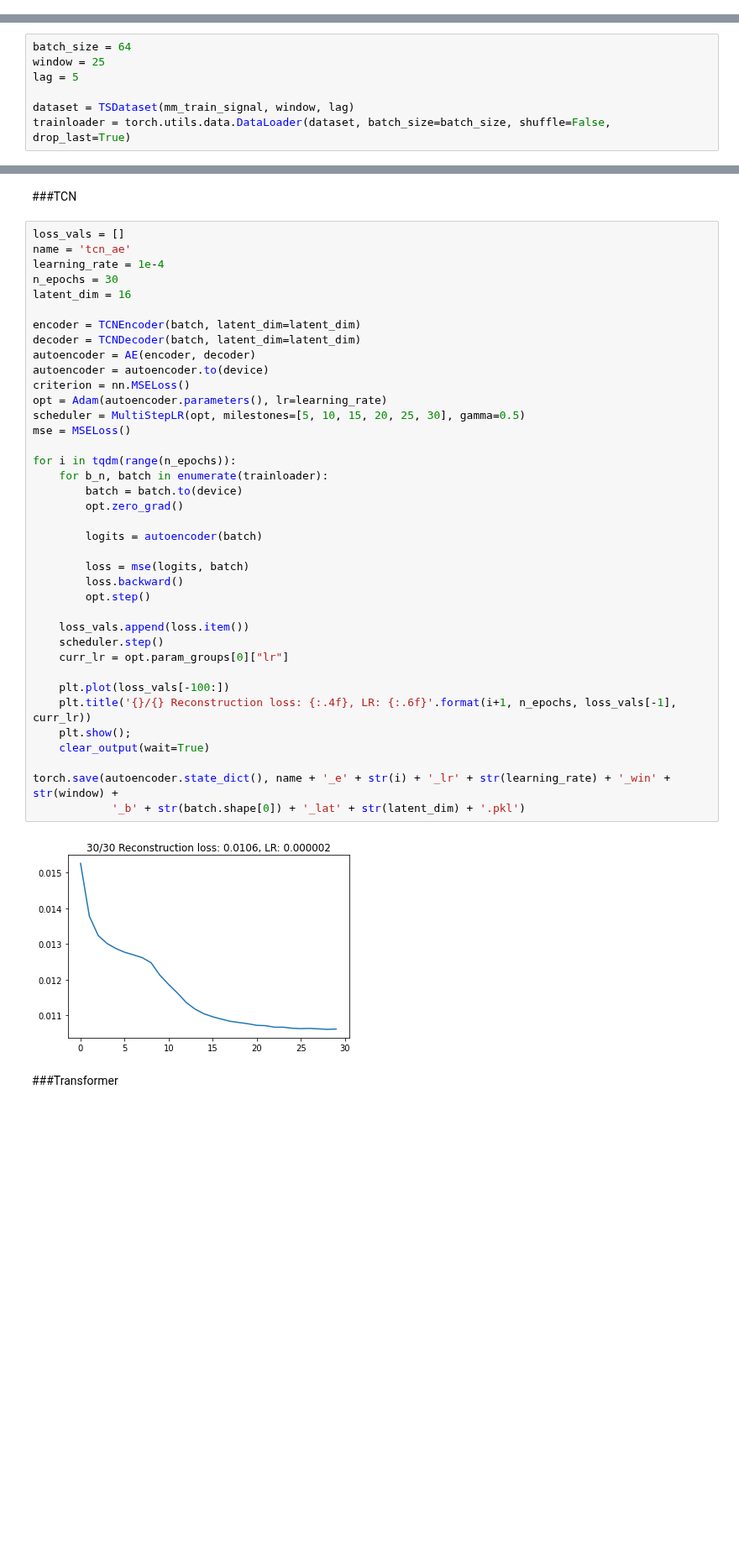
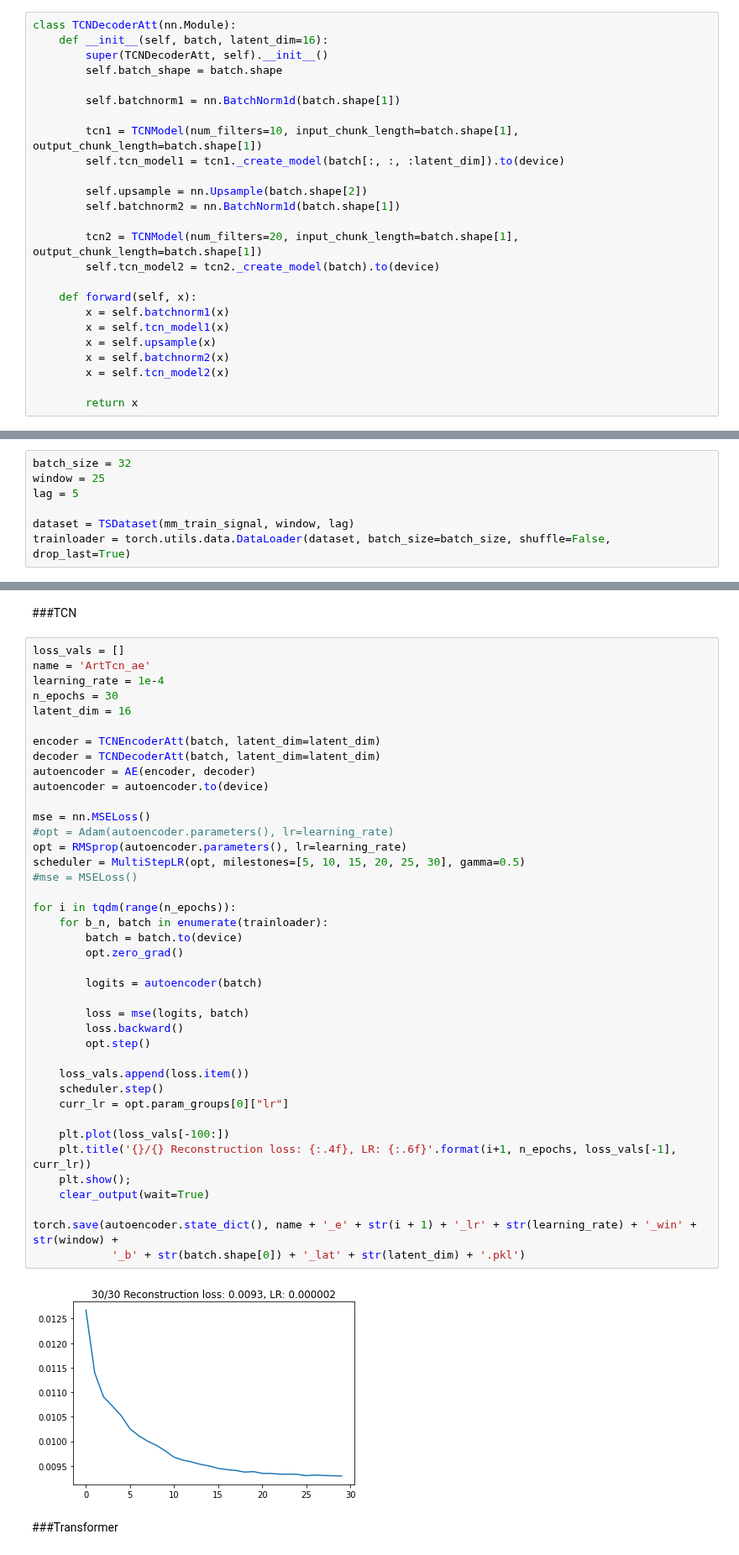
Before and after one commit to AlexShevchuk7/MADE, a Jupyter notebook: Diploma/Modelling_Autoencoder_TCN_TRANSFORMER.ipynb, the cells around one changed output, grey strips where cells are left out. Shown at 84% size. Saved outputs shown, nothing was run; the diff lists cells and outputs as text; blank space fills up the shorter version.

```diff
--- a/Diploma/Modelling_Autoencoder_TCN_TRANSFORMER.ipynb
+++ b/Diploma/Modelling_Autoencoder_TCN_TRANSFORMER.ipynb
@@ -251,3 +392,28 @@ class TCNDecoderL(nn.Module):
+# %%
+class TCNDecoderAtt(nn.Module):
+    def __init__(self, batch, latent_dim=16):
+        super(TCNDecoderAtt, self).__init__()
+        self.batch_shape = batch.shape
+
+        self.batchnorm1 = nn.BatchNorm1d(batch.shape[1])
+
+        tcn1 = TCNModel(num_filters=10, input_chunk_length=batch.shape[1], output_chunk_length=batch.shape[1])
+        self.tcn_model1 = tcn1._create_model(batch[:, :, :latent_dim]).to(device)
+
+        self.upsample = nn.Upsample(batch.shape[2])
+        self.batchnorm2 = nn.BatchNorm1d(batch.shape[1])
+
+        tcn2 = TCNModel(num_filters=20, input_chunk_length=batch.shape[1], output_chunk_length=batch.shape[1])
+        self.tcn_model2 = tcn2._create_model(batch).to(device)
+
+    def forward(self, x):
+        x = self.batchnorm1(x)
+        x = self.tcn_model1(x)
+        x = self.upsample(x)
+        x = self.batchnorm2(x)
+        x = self.tcn_model2(x)
+
+        return x
 # %%
 class TransformEncoder(nn.Module):
     def __init__(self, batch, latent_dim=16):
@@ -336,7 +566,7 @@ plt.show()
 # %% [output]
 [figure]
 # %%
-batch_size = 64
+batch_size = 32
 window = 25
 lag = 5
 
@@ -386,44 +616,46 @@ testdata.shape
 ###TCN
 # %%
 loss_vals = []
-name = 'tcn_ae'
+name = 'ArtTcn_ae'
 learning_rate = 1e-4
 n_epochs = 30
 latent_dim = 16
 
-encoder = TCNEncoder(batch, latent_dim=latent_dim)
-decoder = TCNDecoder(batch, latent_dim=latent_dim)
+encoder = TCNEncoderAtt(batch, latent_dim=latent_dim)
+decoder = TCNDecoderAtt(batch, latent_dim=latent_dim)
 autoencoder = AE(encoder, decoder)
 autoencoder = autoencoder.to(device)
-criterion = nn.MSELoss()
-opt = Adam(autoencoder.parameters(), lr=learning_rate)
+
+mse = nn.MSELoss()
+#opt = Adam(autoencoder.parameters(), lr=learning_rate)
+opt = RMSprop(autoencoder.parameters(), lr=learning_rate)
 scheduler = MultiStepLR(opt, milestones=[5, 10, 15, 20, 25, 30], gamma=0.5)
-mse = MSELoss()
+#mse = MSELoss()
 
 for i in tqdm(range(n_epochs)):
     for b_n, batch in enumerate(trainloader):
         batch = batch.to(device)
         opt.zero_grad()
 
         logits = autoencoder(batch)
 
         loss = mse(logits, batch)
         loss.backward()
         opt.step()
 
     loss_vals.append(loss.item())
     scheduler.step()
     curr_lr = opt.param_groups[0]["lr"]
 
     plt.plot(loss_vals[-100:])
     plt.title('{}/{} Reconstruction loss: {:.4f}, LR: {:.6f}'.format(i+1, n_epochs, loss_vals[-1], curr_lr))
     plt.show();
     clear_output(wait=True)
 
-torch.save(autoencoder.state_dict(), name + '_e' + str(i) + '_lr' + str(learning_rate) + '_win' + str(window) +
+torch.save(autoencoder.state_dict(), name + '_e' + str(i + 1) + '_lr' + str(learning_rate) + '_win' + str(window) +
             '_b' + str(batch.shape[0]) + '_lat' + str(latent_dim) + '.pkl')
 # %% [output]
-[figure, old version]
+[figure, new version]
 # %% [markdown]
 ###Transformer
 # %%
```
Also changed, not shown: parts of 66 cells of this notebook.
